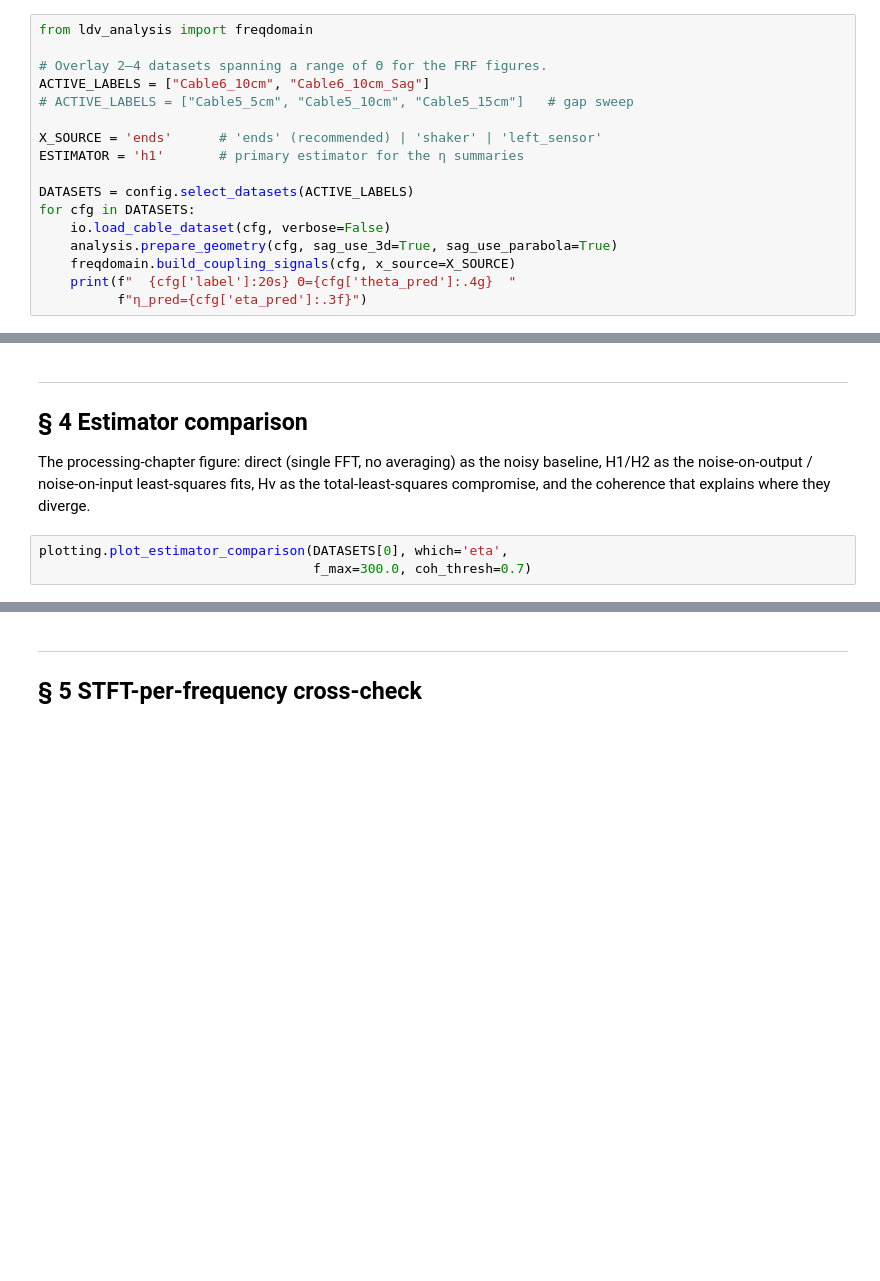
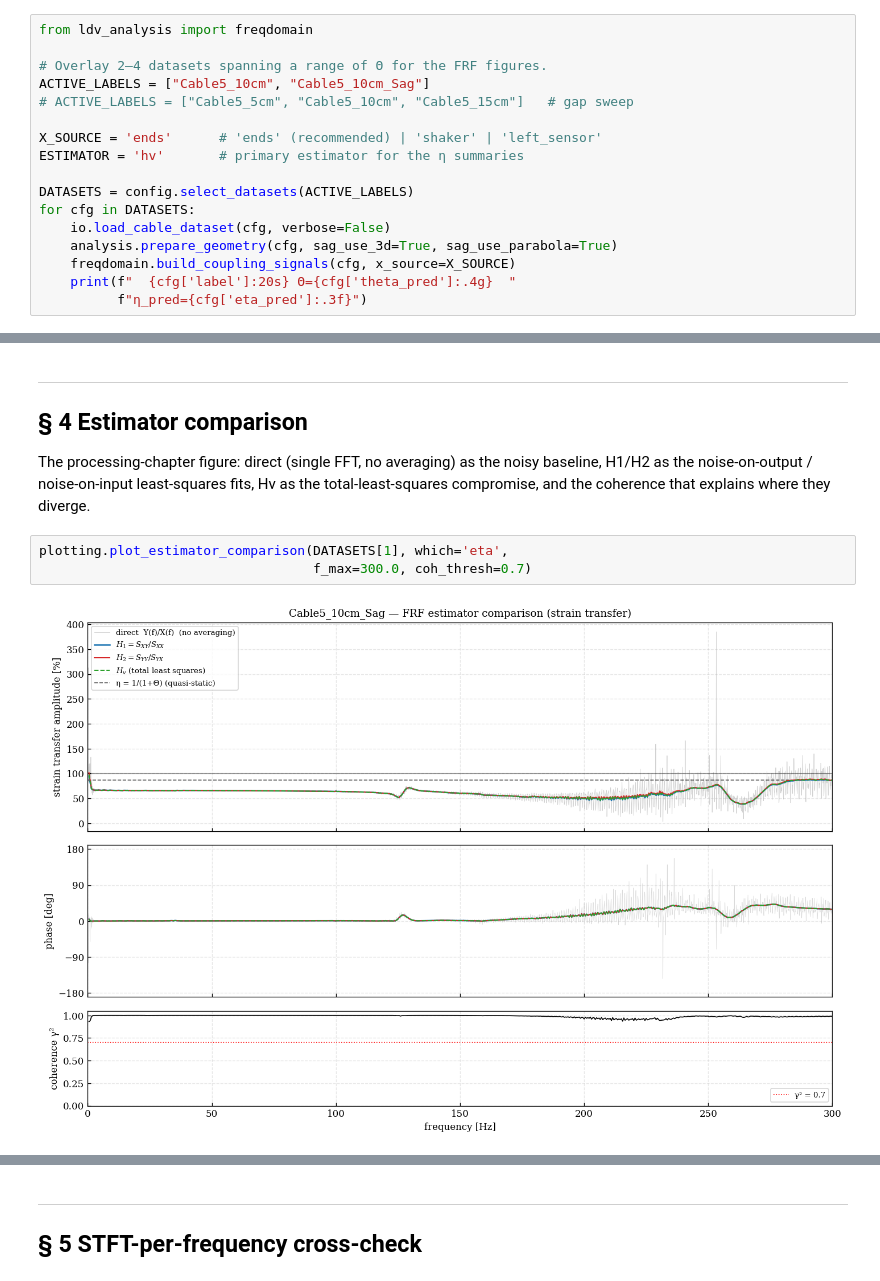
Before and after one commit to olav-cor/ldv-cable-coupling, a Jupyter notebook: Analysis_v2/03_FrequencyDomain_Coupling.ipynb, the cells around one changed output, grey strips where cells are left out. Cells and saved outputs as stored; diff of their text form; blank space fills up the shorter version.

```diff
--- a/Analysis_v2/03_FrequencyDomain_Coupling.ipynb
+++ b/Analysis_v2/03_FrequencyDomain_Coupling.ipynb
@@ -63,11 +65,11 @@ print(f"{len(la.ALL_DATASETS)} datasets in catalogue.")
 from ldv_analysis import freqdomain
 
 # Overlay 2–4 datasets spanning a range of Θ for the FRF figures.
-ACTIVE_LABELS = ["Cable6_10cm", "Cable6_10cm_Sag"]
+ACTIVE_LABELS = ["Cable5_10cm", "Cable5_10cm_Sag"]
 # ACTIVE_LABELS = ["Cable5_5cm", "Cable5_10cm", "Cable5_15cm"]   # gap sweep
 
 X_SOURCE = 'ends'      # 'ends' (recommended) | 'shaker' | 'left_sensor'
-ESTIMATOR = 'h1'       # primary estimator for the η summaries
+ESTIMATOR = 'hv'       # primary estimator for the η summaries
 
 DATASETS = config.select_datasets(ACTIVE_LABELS)
 for cfg in DATASETS:
@@ -120,5 +132,7 @@ baseline, H1/H2 as the noise-on-output / noise-on-input least-squares fits,
 Hv as the total-least-squares compromise, and the coherence that explains
 where they diverge.
 # %%
-plotting.plot_estimator_comparison(DATASETS[0], which='eta',
+plotting.plot_estimator_comparison(DATASETS[1], which='eta',
                                    f_max=300.0, coh_thresh=0.7)
+# %% [output]
+[figure, added]
```
Also changed, not shown: parts of 10 cells of this notebook, 29 other files.
